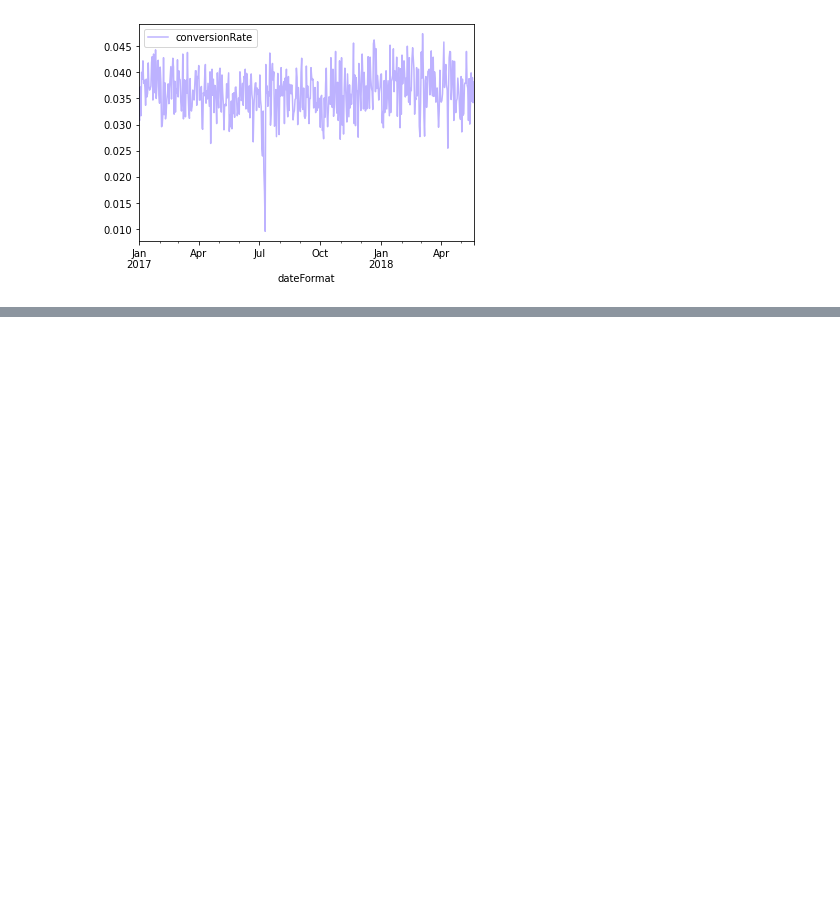
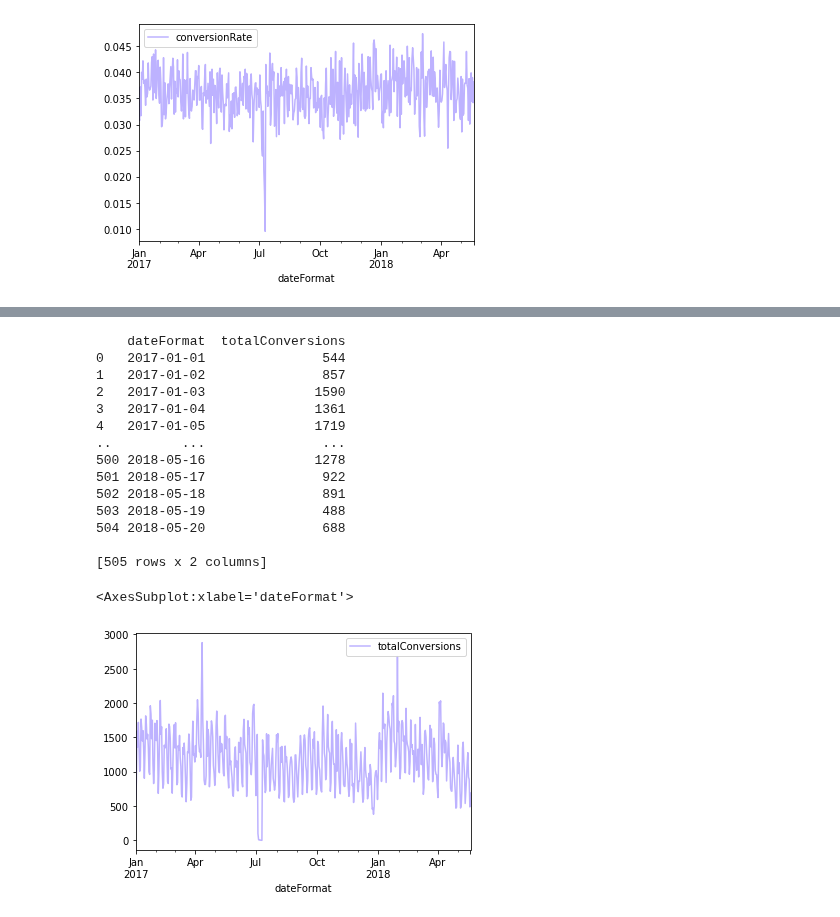
Before and after one commit to Coletterbox/More-BigQuery-with-Python, a Jupyter notebook: queriesWithGraphs3.ipynb, the cells around one changed output, grey strips where cells are left out. Saved outputs shown, nothing was run; the diff lists cells and outputs as text; code cells hidden in the pictures; blank space fills up the shorter version.

```diff
--- a/queriesWithGraphs3.ipynb
+++ b/queriesWithGraphs3.ipynb
@@ -292,0 +294,28 @@ KeyError: 'date'
+# %%
+query10 = """
+    SELECT DATE(CAST(LEFT(CAST(date AS string), 4) AS INT64),
+            CAST(SUBSTRING(CAST(date AS string), 5, 2) AS INT64),
+            CAST(RIGHT(CAST(date AS string), 2) AS INT64)) AS dateFormat,
+        SUM(conversions) as totalConversions
+    FROM apprenticeship-299321.sample_data.datatable
+    GROUP BY dateFormat
+    ORDER BY dateFormat ASC
+"""
+runQuery(query10).plot.line(x='dateFormat', y='totalConversions', color=singleColorArray)
+# %% [output]
+    dateFormat  totalConversions
+0   2017-01-01               544
+1   2017-01-02               857
+2   2017-01-03              1590
+3   2017-01-04              1361
+4   2017-01-05              1719
+..         ...               ...
+500 2018-05-16              1278
+501 2018-05-17               922
+502 2018-05-18               891
+503 2018-05-19               488
+504 2018-05-20               688
+
+[505 rows x 2 columns]
+<AxesSubplot:xlabel='dateFormat'>
+[figure, added]
```
Also changed, not shown: parts of 3 cells of this notebook.
